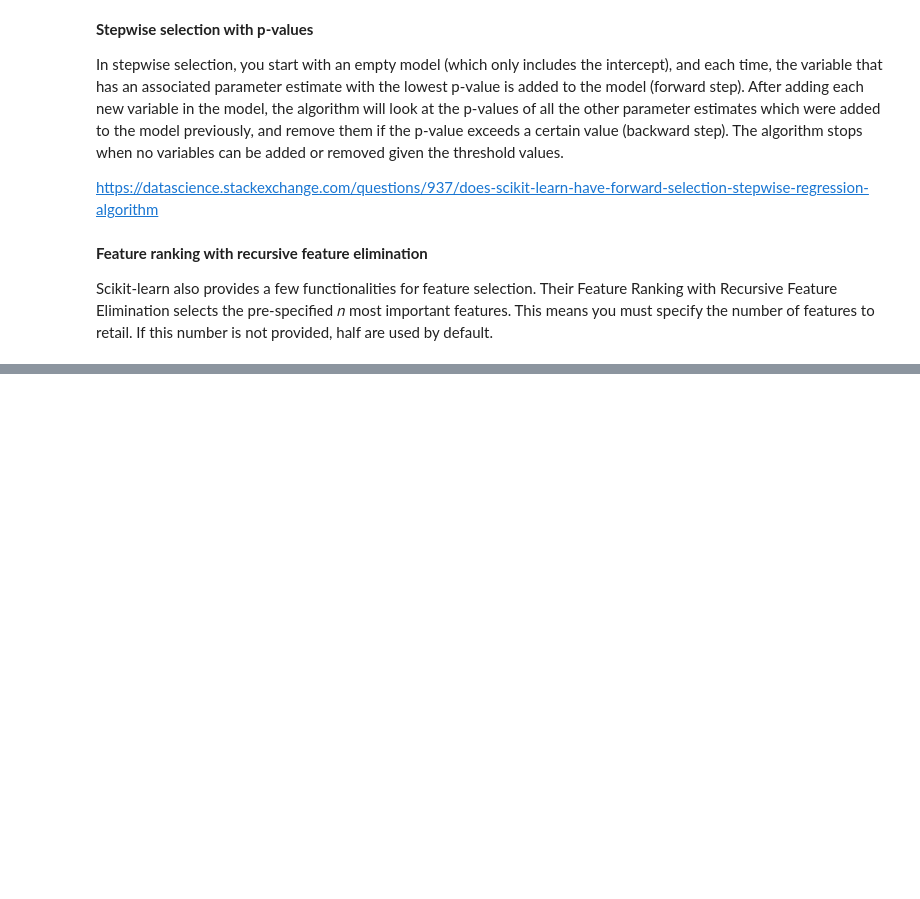
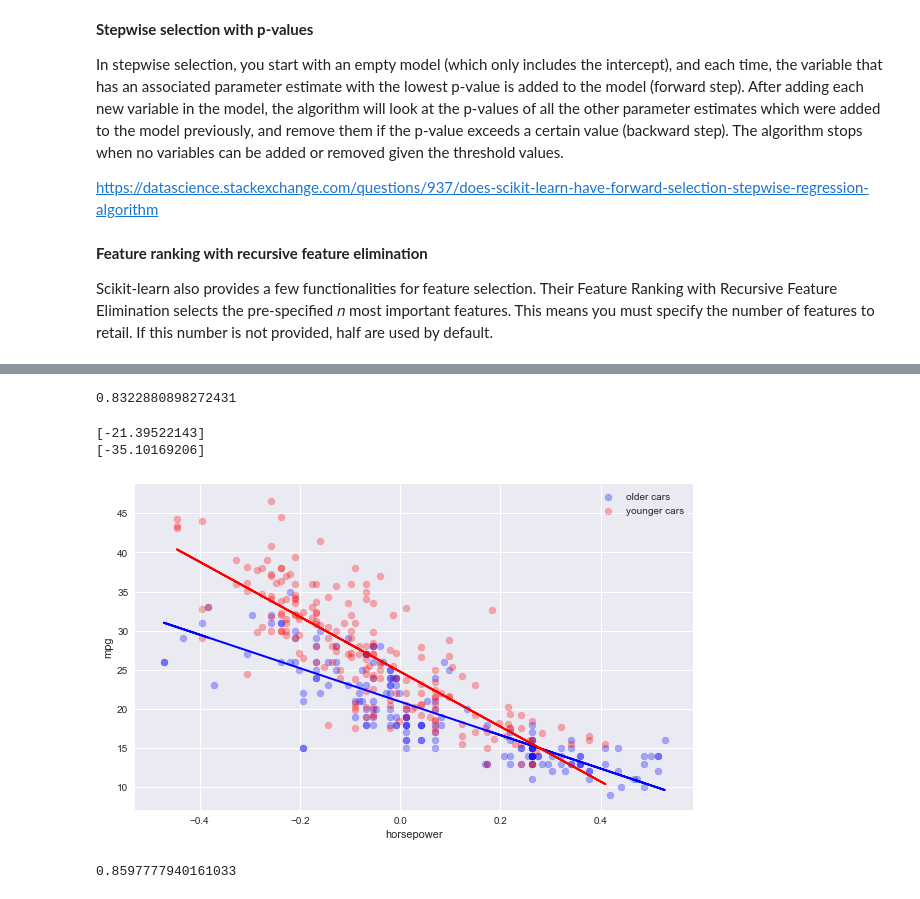
Before and after one commit to nadinezab/DS-notes, a Jupyter notebook: Linear Regression.ipynb, the cells around one changed output, grey strips where cells are left out. Saved outputs shown, nothing was run; the diff lists cells and outputs as text; code cells hidden in the pictures; blank space fills up the shorter version.

```diff
--- a/Linear Regression.ipynb
+++ b/Linear Regression.ipynb
@@ -822,0 +973,72 @@ Scikit-learn also provides a few functionalities for feature selection. Their Fe
+# %%
+# import libraries
+from sklearn.model_selection import cross_val_score
+from sklearn.model_selection import KFold
+
+
+# Baseline model without interaction. 3-fold cross validation
+
+regression = LinearRegression()
+crossvalidation = KFold(n_splits=3, shuffle=True, random_state=1)
+
+# Use cross_val_score with scoring r2
+baseline = np.mean(cross_val_score(regression, X, y, scoring='r2', cv=crossvalidation))
+baseline
+# %% [output]
+0.8322880898272431
+# %%
+# Examine interaction between horsepower and model year
+
+# Split into old and young cars
+yr_old = data_fin[:180] # cars from 70 to 75
+yr_young = data_fin[180:] # cars from 76 to 82
+# %%
+# Fit model
+regression_1 = LinearRegression()
+regression_2 = LinearRegression()
+
+horse_1 = yr_old['horse'].values.reshape(-1, 1)
+horse_2 = yr_young['horse'].values.reshape(-1, 1)
+
+regression_1.fit(horse_1, yr_old['mpg'])
+regression_2.fit(horse_2, yr_young['mpg'])
+
+# Make predictions using the testing set
+pred_1 = regression_1.predict(horse_1)
+pred_2 = regression_2.predict(horse_2)
+
+# The coefficients
+print(regression_1.coef_)
+print(regression_2.coef_)
+# %% [output]
+[-21.39522143]
+[-35.10169206]
+# %%
+# Plot outputs
+plt.figure(figsize=(10,6))
+
+plt.scatter(horse_1, yr_old['mpg'],  color='blue', alpha = 0.3, label = 'older cars')
+plt.scatter(horse_2, yr_young['mpg'],  color='red', alpha = 0.3, label = 'younger cars')
+
+plt.plot(horse_1, pred_1,  color='blue', linewidth=2)
+plt.plot(horse_2, pred_2,  color='red', linewidth=2)
+
+plt.ylabel('mpg')
+plt.xlabel('horsepower')
+plt.legend()
+plt.show()
+# %% [output]
+[figure, added]
+# %%
+# Add interaction to model
+
+regression = LinearRegression()
+crossvalidation = KFold(n_splits=3, shuffle=True, random_state=1)
+
+X_interact_2 = X.copy()
+X_interact_2['horse_year'] = X['horse'] * X['model year']
+
+interact_horse_origin = np.mean(cross_val_score(regression, X_interact_2, y, scoring='r2', cv=crossvalidation))
+interact_horse_origin
+# %% [output]
+0.8597777940161033
```
Also changed, not shown: parts of 26 cells of this notebook, 1 other file.
